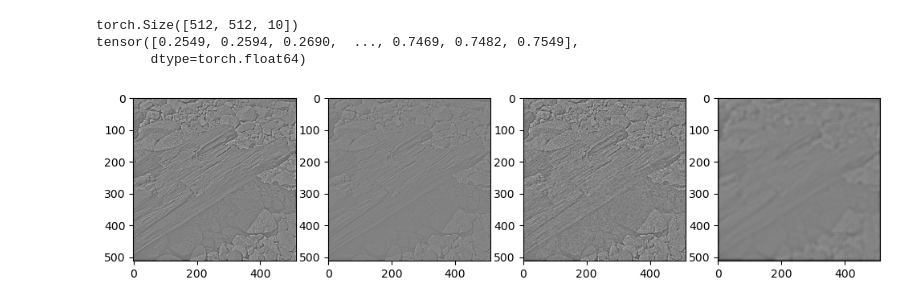
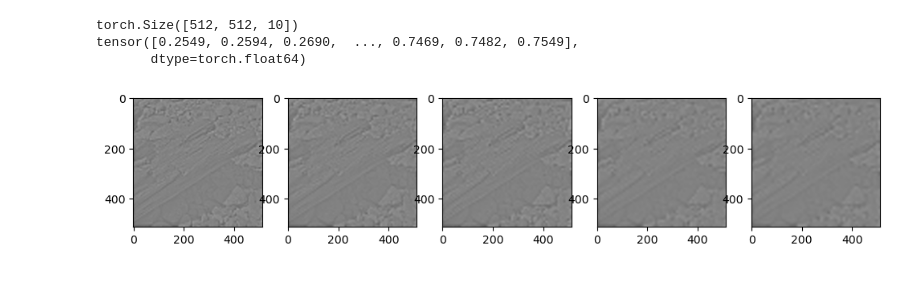
Before and after one commit to KnightAlice/OlshausenICAControlledExperiment, a Jupyter notebook: distortion.ipynb, the cells around one changed output. Cells and saved outputs as stored; diff of their text form; code cells hidden in the pictures.

```diff
--- a/distortion.ipynb
+++ b/distortion.ipynb
@@ -63,23 +99,29 @@ def blur_beta_pool(I, beta):
 # %%
 print(imgs.shape)
 image = imgs[:,:,0]
 stre_img,c_img=contrast_alpha(image,0.5)
 
 vmin = min(stre_img.min(), c_img.min())
 vmax = max(stre_img.max(), c_img.max())
 print(torch.unique(c_img))
 plt.figure(figsize=(12,6))
-plt.subplot(1,4,1)
-plt.imshow(stre_img, cmap='gray', vmin=vmin, vmax=vmax)
-plt.subplot(1,4,2)
-plt.imshow(c_img, cmap='gray', vmin=vmin, vmax=vmax)
-plt.subplot(1,4,3)
-plt.imshow(add_gaussian_noise(stre_img,0.9), cmap='gray', vmin=vmin, vmax=vmax)
-plt.subplot(1,4,4)
-plt.imshow(blur_beta_pool(stre_img,0.5), cmap='gray', vmin=vmin, vmax=vmax)
+plt.subplot(1,5,1)
+plt.imshow(blur_beta_resample(stre_img,5), cmap='gray',vmin=vmin, vmax=vmax)
+#plt.imshow(stre_img, cmap='gray', vmin=vmin, vmax=vmax)
+plt.subplot(1,5,2)
+plt.imshow(blur_beta_resample(stre_img,6), cmap='gray',vmin=vmin, vmax=vmax)
+#plt.imshow(c_img, cmap='gray', vmin=vmin, vmax=vmax)
+plt.subplot(1,5,3)
+plt.imshow(blur_beta_resample(stre_img,7), cmap='gray',vmin=vmin, vmax=vmax)
+#plt.imshow(add_gaussian_noise(stre_img,0.9), cmap='gray', vmin=vmin, vmax=vmax)
+plt.subplot(1,5,4)
+plt.imshow(blur_beta_resample(stre_img,8), cmap='gray',vmin=vmin, vmax=vmax)
+#plt.imshow(blur_beta_pool(stre_img,0.5), cmap='gray', vmin=vmin, vmax=vmax)
+plt.subplot(1,5,5)
+plt.imshow(blur_beta_resample(stre_img,9), cmap='gray',vmin=vmin, vmax=vmax)
 plt.show()
 # %% [output]
 torch.Size([512, 512, 10])
 tensor([0.2549, 0.2594, 0.2690,  ..., 0.7469, 0.7482, 0.7549],
        dtype=torch.float64)
-[figure, old version]
+[figure, new version]
```
Also changed, not shown: parts of 1 cell of this notebook, 16 other files.
